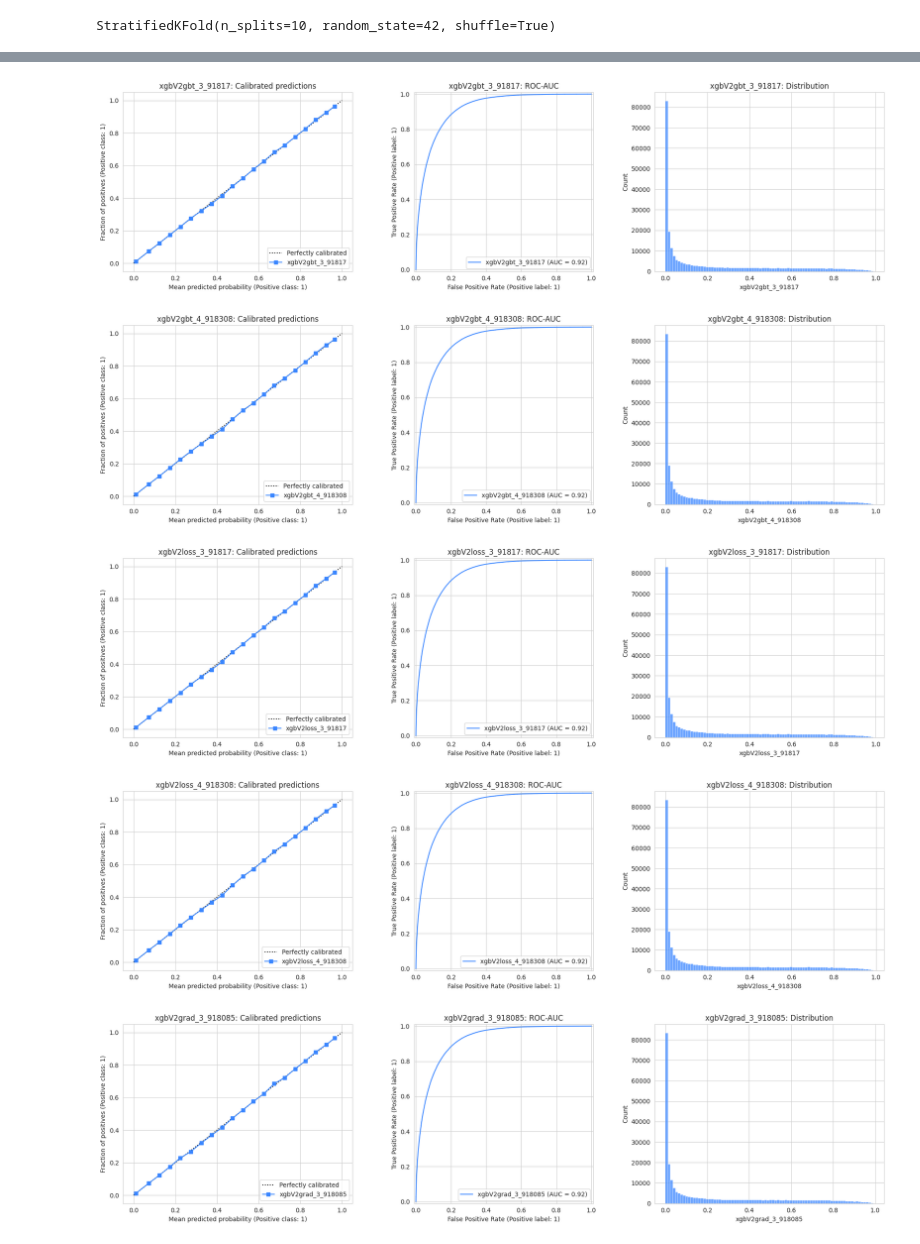
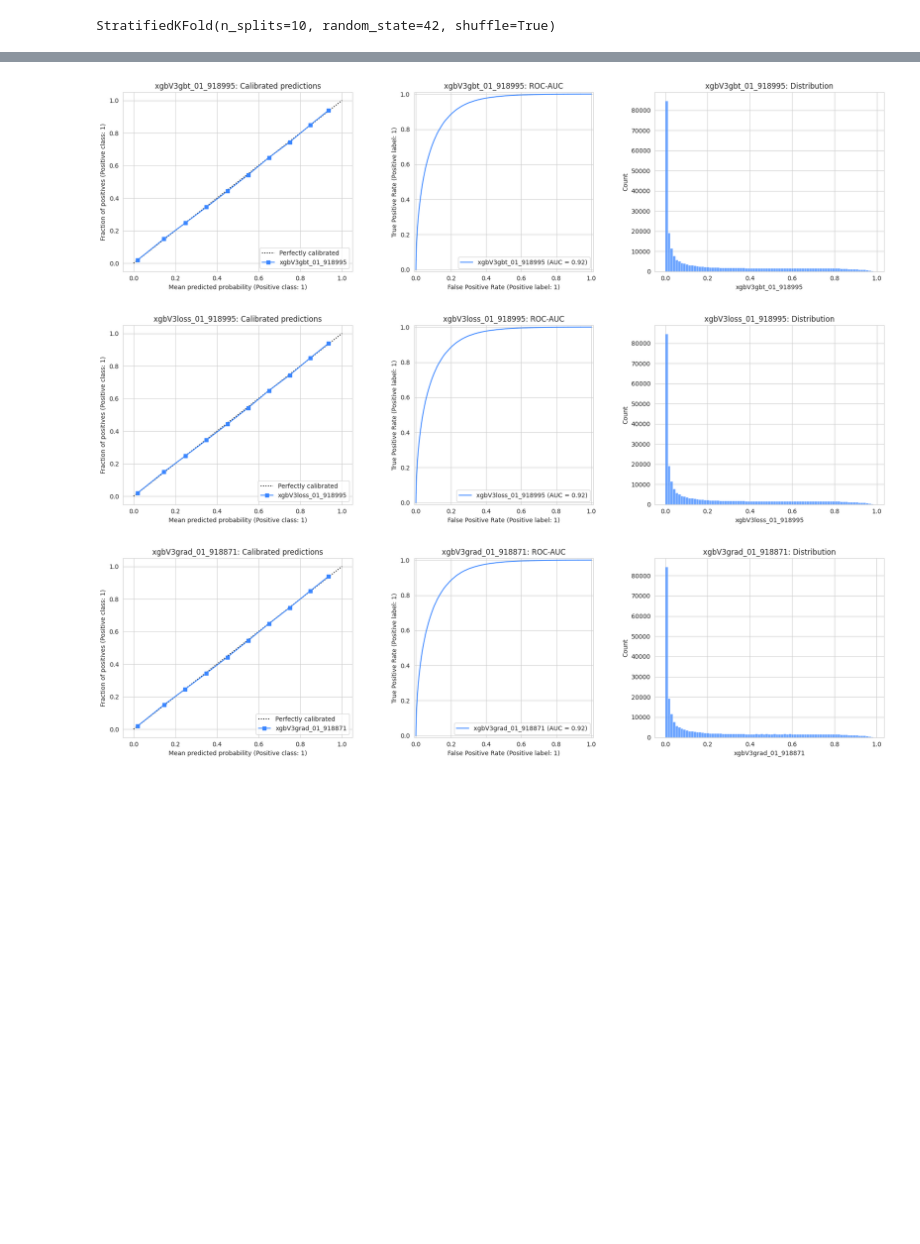
Before and after one commit to coded-sly/ps6e3-Customer-Churn, a Jupyter notebook: ps6e3-xgboost-trainer.ipynb, the cells around one changed output, grey strips where cells are left out. Saved outputs shown, nothing was run; the diff lists cells and outputs as text; code cells hidden in the pictures; blank space fills up the shorter version.

```diff
--- a/ps6e3-xgboost-trainer.ipynb
+++ b/ps6e3-xgboost-trainer.ipynb
@@ -451,0 +617,4 @@ CREATING BINS... MonthlyCharges_bin_50, MonthlyCharges_bin_75, MonthlyCharges_bi
+# %%
+ALL_ROUND_BINS = ROUNDS + E_BINS + Q_BINS
+
+train[ALL_ROUND_BINS].nunique().sort_values()
@@ -451,0 +654,13 @@ CREATING BINS... MonthlyCharges_bin_50, MonthlyCharges_bin_75, MonthlyCharges_bi
+# %%
+## -- Arithmetic interaction --
+for df in [train, test, orig]:
+    df['_MonthlyCharges_/_TotalCharges'] = (df['MonthlyCharges'] / (df['TotalCharges'] + 1e-6)).astype('float32')
+    df['_TotalCharges_/_tenure']  = (df['TotalCharges'] / (df['tenure'] + 1e-6)).astype('float32')
+    df['_Monthly_to_avg_ratio'] = (df['MonthlyCharges'] / (df['_TotalCharges_/_tenure'] + 1e-6)).astype('float32')
+    df['_TotalCharges_/_MonthlyCharges']  = (df['TotalCharges'] / (df['MonthlyCharges'] + 1e-6)).astype('float32')
+    df['_tenure_sq'] = (df['tenure'] ** 2).astype("float32")
+
+arithmetic = ['_MonthlyCharges_/_TotalCharges', '_TotalCharges_/_tenure',
+              '_Monthly_to_avg_ratio', '_TotalCharges_/_MonthlyCharges', '_tenure_sq']
+
+train[arithmetic].head()
@@ -862,17 +1018,13 @@ def orig_TE_data_propagate(
 
     return X_train_df, X_val_df, X_test_df, ORIG
 # %%
-# train, test, _, NEW_COLS = orig_TE_data_propagate(
-#     orig,
-#     train,
-#     test,
-#     train.sample(1000),
-#     features=BASE,
-#     target=TARGET,
-#     ## --- (count, mean, count, std, nunique, median, max, min)
-#     aggs=['mean'],
-#     fill_nan=True,
-# )
-
-# print(NEW_COLS)
-# train.isna().sum()
+train, test, _, NEW_COLS = orig_TE_data_propagate(
+    orig,
+    train,
+    test,
+    train.iloc[:500],
+    features=BASE+ROUNDS,
+    target=TARGET,
+    aggs=['mean', 'std'], # mean, median, count, std, skew, nunique, max, min
+    # fill_nan=True,
+)
@@ -1959,24 +1572,22 @@ all_model_test.head()
 # %%
 ## -- PLOT MODEL PREDICTIONS --
 for i, n in enumerate(all_model_test.columns):
     _, axs = plt.subplots(1, 3, figsize=(18, 5))
 
-    CalibrationDisplay.from_predictions(train[TARGET], all_model_oof[n], n_bins=20, name=n, ax=axs[0])
+    CalibrationDisplay.from_predictions(train[TARGET], all_model_oof[n], n_bins=10, name=n, ax=axs[0])
     axs[0].set_title(f"{n}: Calibrated predictions")
 
     RocCurveDisplay.from_predictions(train[TARGET], all_model_oof[n], name=n, ax=axs[1])
     axs[1].set_title(f"{n}: ROC-AUC")
     # axs[1].grid(False)
 
     sns.histplot(all_model_test[n], ax=axs[2])
     axs[2].set_title(f"{n}: Distribution")
 
     plt.tight_layout()
     plt.show()
     print()
 # %% [output]
-[figure, old version]
+[figure, new version]
-[figure, old version]
+[figure, new version]
-[figure, old version]
+[figure, new version]
-[figure, removed]
-[figure, removed]
```
Also changed, not shown: parts of 31 cells of this notebook.
